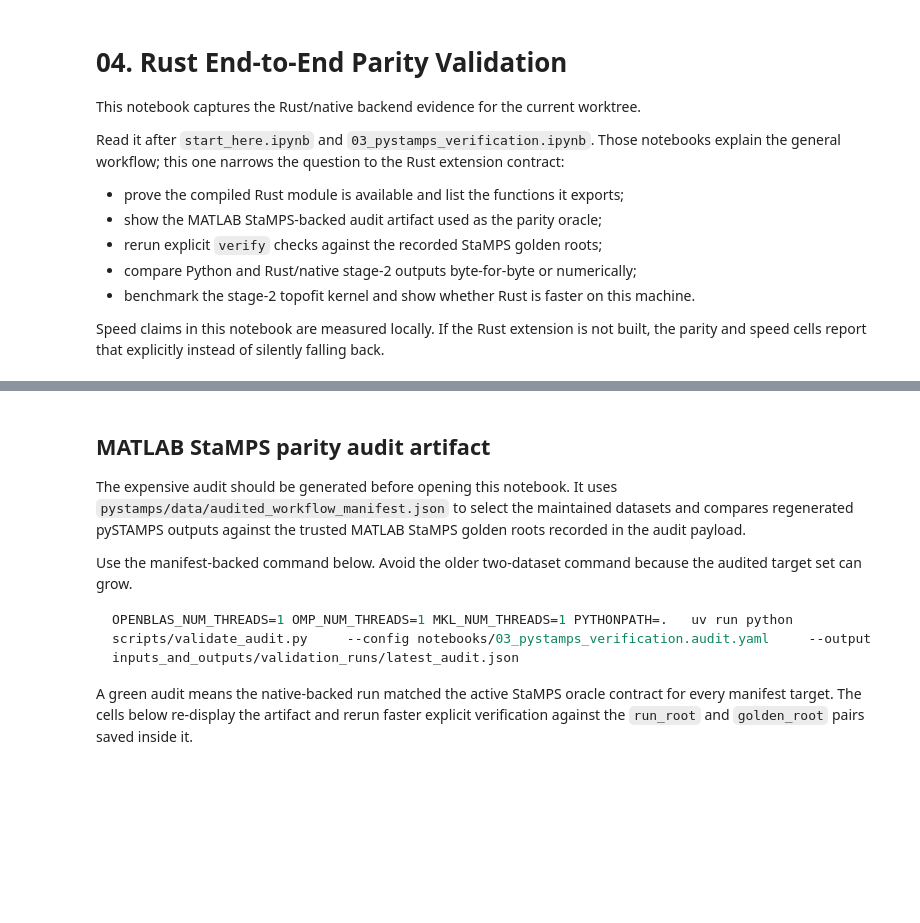
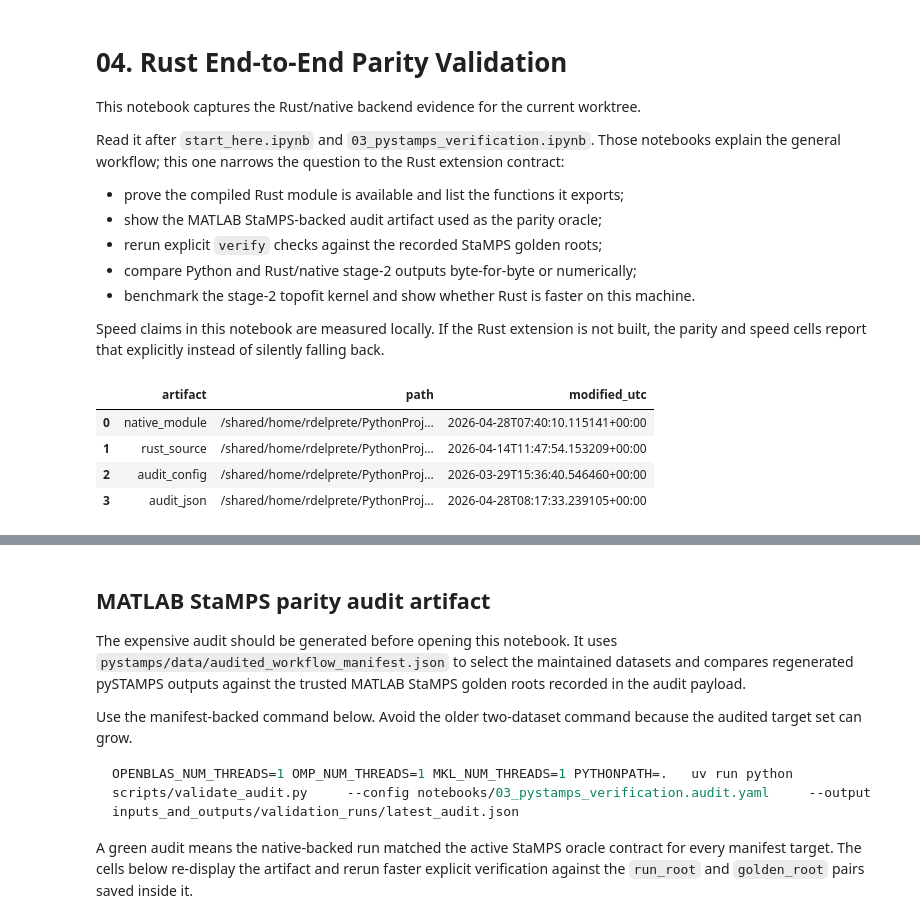
Before and after one commit to sirbastiano/pystamps, a Jupyter notebook: notebooks/04_rust_end2end_parity_validation.ipynb, the cells around one changed output, grey strips where cells are left out. Drawn from its saved outputs; the diff is of its cells as text; code cells hidden in the pictures; blank space fills up the shorter version.

```diff
--- a/notebooks/04_rust_end2end_parity_validation.ipynb
+++ b/notebooks/04_rust_end2end_parity_validation.ipynb
@@ -29,10 +29,19 @@ from pathlib import Path
 
 import numpy as np
 import pandas as pd
+import scipy.io as sio
 
 from pystamps.kernels import describe_backend_matrix, run_stage2_topofit_kernel
 
-REPO_ROOT = Path.cwd().resolve()
+def find_repo_root(start: Path | None = None) -> Path:
+    current = (start or Path.cwd()).resolve()
+    for candidate in (current, *current.parents):
+        if (candidate / 'pyproject.toml').exists() and (candidate / 'pystamps').exists():
+            return candidate
+    raise RuntimeError('Could not locate repo root from notebook execution directory')
+
+
+REPO_ROOT = find_repo_root()
 AUDIT_CONFIG = REPO_ROOT / 'notebooks' / '03_pystamps_verification.audit.yaml'
 AUDIT_JSON = REPO_ROOT / 'inputs_and_outputs' / 'validation_runs' / 'latest_audit.json'
 DATASET_STAGE8 = REPO_ROOT / 'inputs_and_outputs' / 'InSAR_dataset_test_stage8diag'
@@ -69,33 +78,39 @@ def run_command(cmd: list[str], *, check: bool = True, env: dict[str, str] | Non
     if completed.stdout:
         print(completed.stdout)
     if completed.stderr:
         print(completed.stderr)
     if check and completed.returncode != 0:
         raise RuntimeError(f'command failed with exit code {completed.returncode}')
     return completed
 
 
 native_import_error = None
 native_spec = importlib.util.find_spec('pystamps.kernels._stage2_native')
 try:
     native_mod = importlib.import_module('pystamps.kernels._stage2_native') if native_spec is not None else None
 except Exception as exc:
     native_import_error = f'{type(exc).__name__}: {exc}'
     native_mod = None
 native_path = Path(native_spec.origin) if native_spec is not None and native_spec.origin and native_mod is not None else None
 src_path = REPO_ROOT / 'src' / 'lib.rs'
 
 artifact_rows = [
     {'artifact': 'rust_source', 'path': str(src_path), 'modified_utc': _ts(src_path)},
     {'artifact': 'audit_config', 'path': str(AUDIT_CONFIG), 'modified_utc': _ts(AUDIT_CONFIG)},
     {'artifact': 'audit_json', 'path': str(AUDIT_JSON), 'modified_utc': _ts(AUDIT_JSON)},
 ]
 if native_path is None:
     artifact_rows.append({'artifact': 'native_module', 'path': '<not importable>', 'modified_utc': '<missing>'})
 else:
     artifact_rows.insert(0, {'artifact': 'native_module', 'path': str(native_path), 'modified_utc': _ts(native_path)})
 
 pd.DataFrame(artifact_rows)
+# %% [output]
+|  | artifact | path | modified_utc |
+| 0 | native_module | /shared/home/rdelprete/PythonProj... | 2026-04-28T07:40:10.115141+00:00 |
+| 1 | rust_source | /shared/home/rdelprete/PythonProj... | 2026-04-14T11:47:54.153209+00:00 |
+| 2 | audit_config | /shared/home/rdelprete/PythonProj... | 2026-03-29T15:36:40.546460+00:00 |
+| 3 | audit_json | /shared/home/rdelprete/PythonProj... | 2026-04-28T08:17:33.239105+00:00 |
 # %%
 backend_matrix = describe_backend_matrix()
 stage2_topofit = backend_matrix.get('kernels', {}).get('stage2_topofit', {})
```
Also changed, not shown: parts of 7 cells of this notebook.
